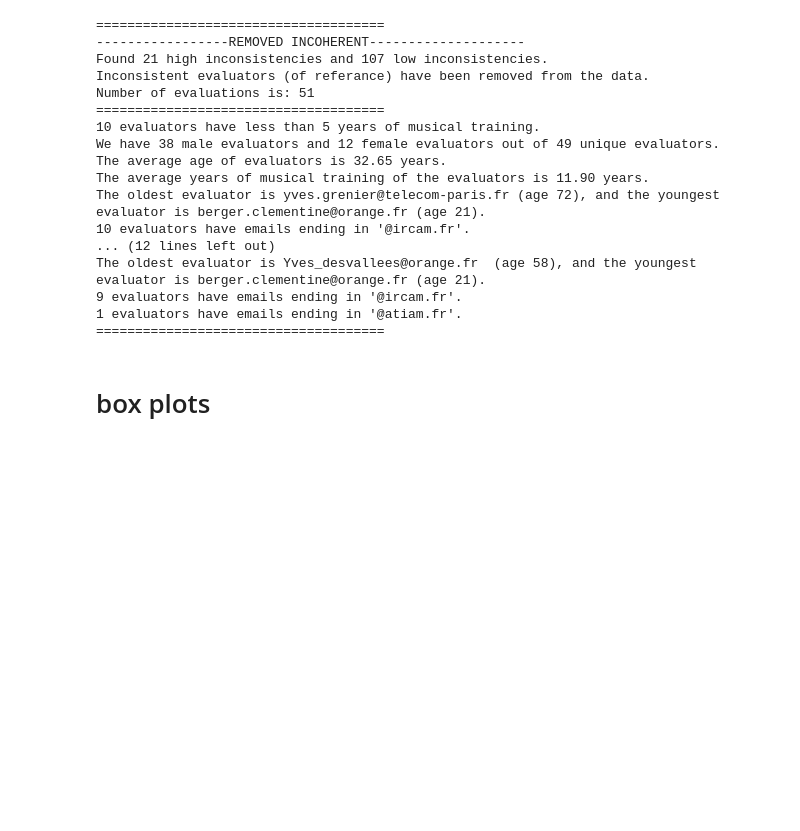
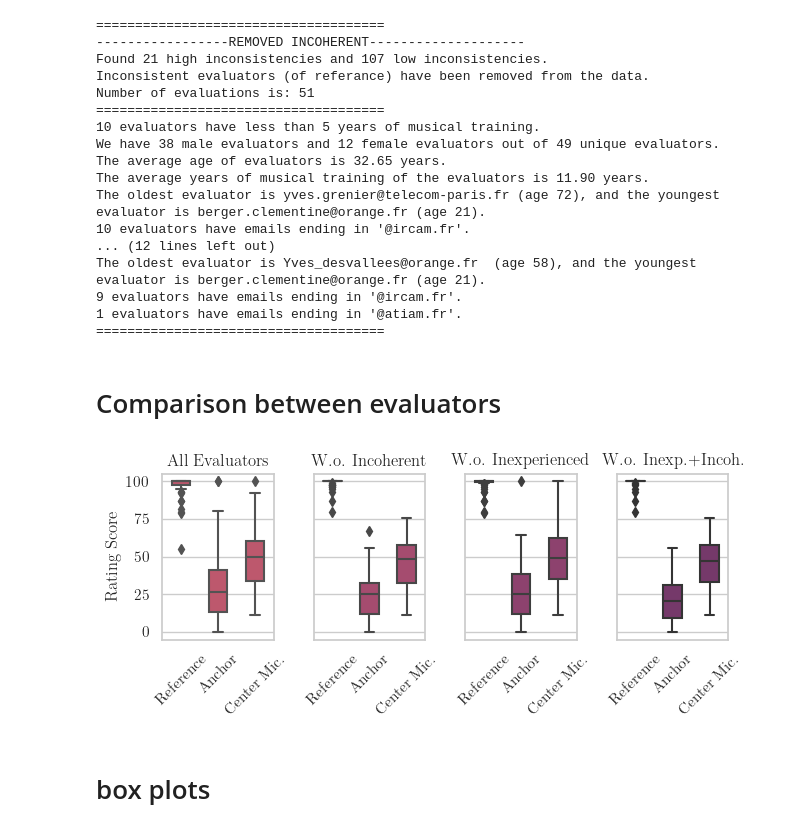
Before and after one commit to PierreChouteau/PAM_P3S, a Jupyter notebook: webmushra_analysis_test.ipynb, the cells around one changed output. Saved outputs shown, nothing was run; the diff lists cells and outputs as text; code cells hidden in the pictures; blank space fills up the shorter version.

```diff
--- a/webmushra_analysis_test.ipynb
+++ b/webmushra_analysis_test.ipynb
@@ -208,5 +217,70 @@ The oldest evaluator is Yves_desvallees@orange.fr  (age 58), and the youngest ev
 9 evaluators have emails ending in '@ircam.fr'.
 1 evaluators have emails ending in '@atiam.fr'.
 =====================================
+# %% [markdown]
+# Comparison between evaluators
+# %%
+def plot_evaluators_comparison_boxplots(data, data_no_inconsistent, data_no_inexperienced, data_no_inexperienced_no_inconsistent,
+                                        save_fig=False, save_path="ratings_boxplot.pdf", show_fig=False):
+    # Plot the boxplots
+    fig, axs = plt.subplots(ncols=4, figsize=(6,5))
+    fig.set_size_inches(w=6.718, h=3)
+    stimuli_order = ['reference', 'anchor', 'no_effect_center']#, 'no_effect', 'sto']
+    # overall_data = data[data['trial_id'] == 'overall']
+    # sns.boxplot(x='rating_stimulus', y='rating_score', data=overall_data,
+    #             order=stimuli_order, ax=axs[0], palette=sns.color_palette("flare", 1))
+    # sns.stripplot(x='rating_stimulus', y='rating_score', data=overall_data,
+    #                 order=stimuli_order, color=".3", size=2.5, ax=axs[0])
+
+    sns.set(style="whitegrid")
+    for i,d in enumerate([data, data_no_inconsistent, data_no_inexperienced, data_no_inexperienced_no_inconsistent]):
+        d = d[ (d["trial_id"] == "overall") | (d["trial_id"] == "interference") | (d["trial_id"] == "distortion") | (d["trial_id"] == "artifacts")]
+        d = d.groupby(["rating_stimulus", "email", "age", "gender", "musical_training_years"], as_index=False)["rating_score"].mean()
+        # stimuli_order = ['reference', 'anchor', 'no_effect_center', 'no_effect', 'sto']
+        sns.boxplot(x="rating_stimulus", y="rating_score", data=d, order=stimuli_order,ax=axs[i], color=sns.color_palette("flare", 8)[3+i], width=0.5)
+
+        # sns.stripplot(x="rating_stimulus", y="rating_score", data=d, order=stimuli_order,ax=axs[i], color=".3", size=2.5)
+
+        # Set the labels
+        axs[i].set_xlabel('')
+        axs[i].set_ylabel('')
+
+        # Set the tick labels
+        axs[i].set_xticklabels(['Reference', 'Anchor', 'Center Mic.'], rotation=45) #,'Spot Mic.', 'Sp. Mic. + Proc.'], rotation=45)
+        if i != 0:
+            axs[i].set_yticklabels([])
+
+
+    axs[0].set_ylabel('Rating Score')
+    # Set the titles
+    axs[0].set_title('All Evaluators')
+    axs[1].set_title('W.o. Incoherent')
+    axs[2].set_title('W.o. Inexperienced')
+    axs[3].set_title('W.o. Inexp.+Incoh.')
+
+
+
+    # bigger and latex text
+    plt.rcParams.update({
+    "text.usetex": True,
+    "font.family": "Computer Modern Roman"
+    })
+
+    # tight layout
+    plt.tight_layout()
+
+    # save figure
+    if save_fig:
+        plt.savefig(save_path, dpi=600)
+    if show_fig:
+        plt.show()
+    else:
+        plt.close()
+
+
+plot_evaluators_comparison_boxplots(data, data_no_inconsistent, data_no_inexperienced, data_no_inexperienced_no_inconsistent,
+                                    save_fig=True, save_path='../results/mushra_evaluators_comparison_boxplot.pdf', show_fig=True)
+# %% [output]
+[figure, added]
 # %% [markdown]
 # box plots
```
Also changed, not shown: parts of 12 cells of this notebook.
